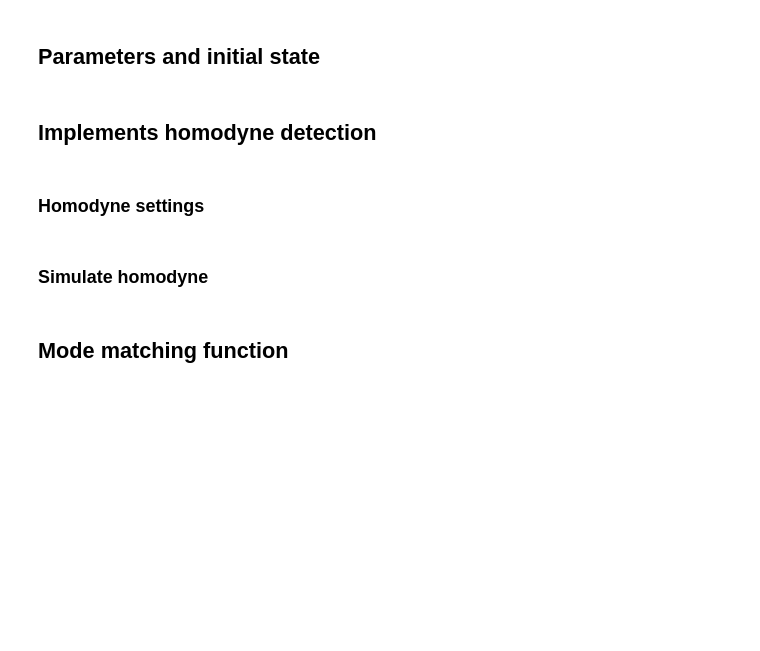
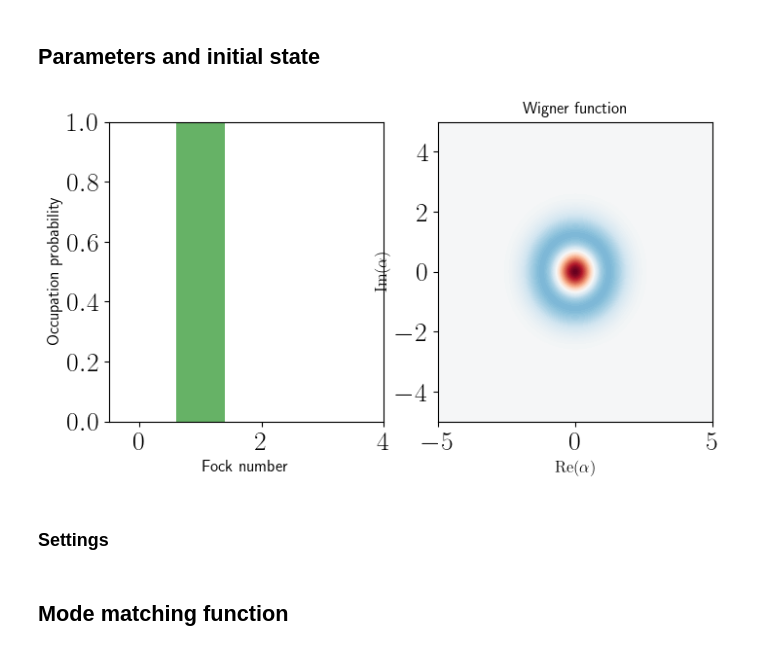
Before and after one commit to ingstra/qubitdyne, a Jupyter notebook: homodyne_open_system_dynamics.ipynb, the cells around one changed output. Drawn from its saved outputs; the diff is of its cells as text; code cells hidden in the pictures; blank space fills up the shorter version.

```diff
--- a/homodyne_open_system_dynamics.ipynb
+++ b/homodyne_open_system_dynamics.ipynb
@@ -55,38 +55,38 @@ def U_gint(gint):
 # %%
 # number of qubit measurements per trajectory
 Nmeas = 80
 
 # number of trajectories
-Ntrajs = 1000
+Ntrajs = 100
 
 # interaction strength
 g = 0.4
 
 delta_t = 0.4
 
 gamma = g**2
 
 #################
 
 gint =  2#np.sqrt(gamma*delta_t)
 #gamma = gint**2/delta_t
 #g = np.sqrt(gamma)
 
 # effective interaction strength
 gint = np.sqrt(gamma*delta_t)
 
 # initialize state
 
 initial_cavity = fock(N,1)
 psi0 = tensor(initial_cavity, basis(2,0))
 n_init = expect(N_cav, psi0)
 
 
-plot_wigner_fock_distribution(initial_cavity, alpha_max=5)
+plot_wigner_fock_distribution(initial_cavity, alpha_max=5);
+# %% [output]
+[figure, added]
-# %% [markdown]
-## Implements homodyne detection
-# %% [markdown]
-### Homodyne settings
+# %% [markdown]
+### Settings
 # %%
 # homodyne angles
 nangles = 10 # number of angles
@@ -99,5 +103,3 @@ dx =  2*k/Nbins # bin width
-# %% [markdown]
-### Simulate homodyne
 # %% [markdown]
 ## Mode matching function
 # %%
```
Also changed, not shown: parts of 18 cells of this notebook.
